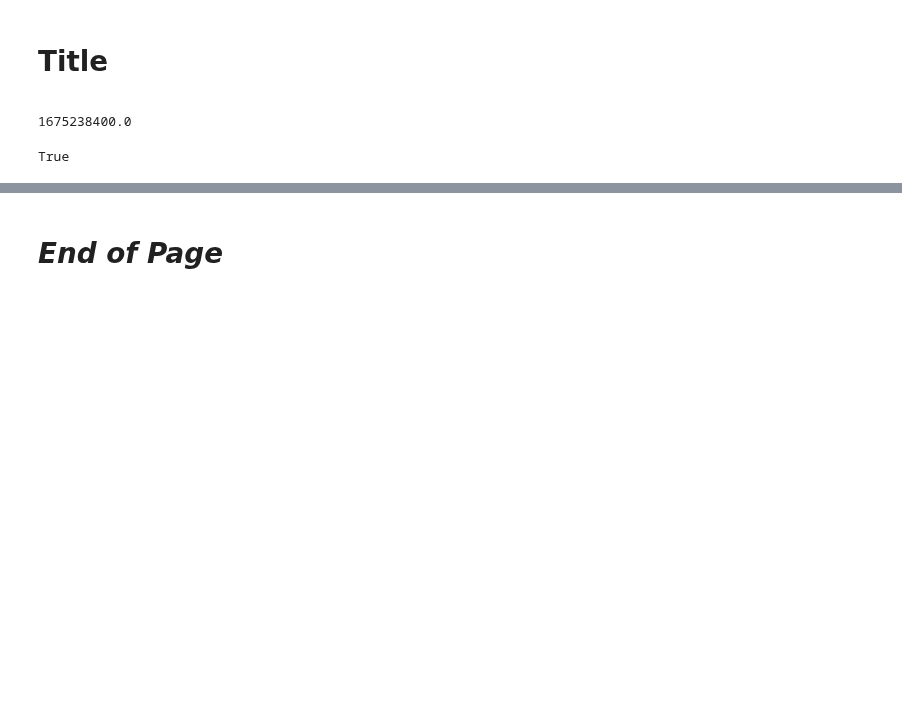
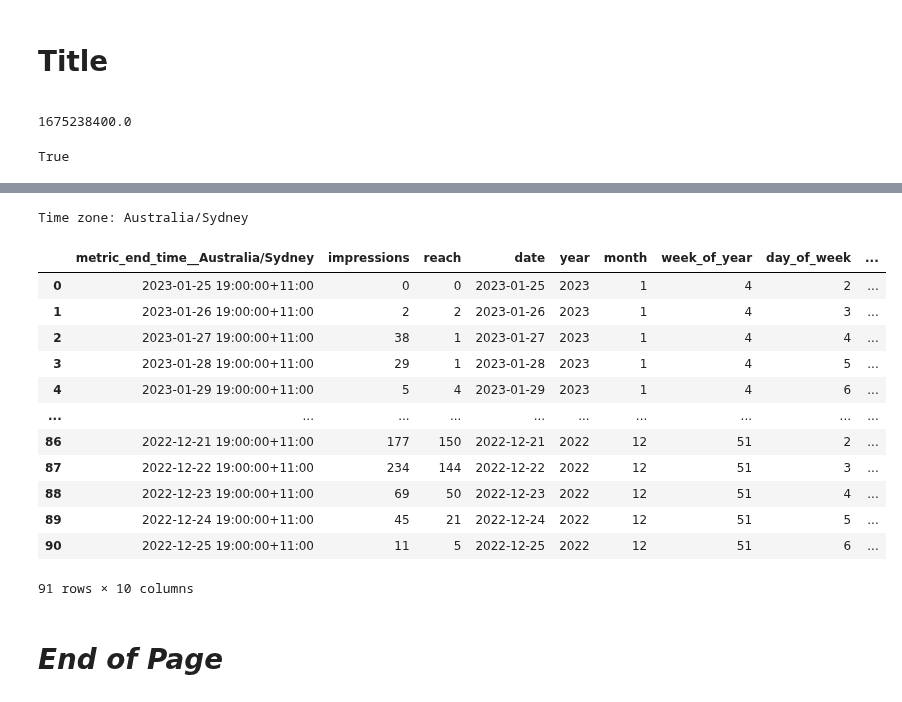
Before and after one commit to silvhua/online-PT-business-KPI, a Jupyter notebook: notebooks/2023-02-25 IG user insights.ipynb, the cells around one changed output, grey strips where cells are left out. Cells and saved outputs as stored; diff of their text form; code cells hidden in the pictures; blank space fills up the shorter version.

```diff
--- a/notebooks/2023-02-25 IG user insights.ipynb
+++ b/notebooks/2023-02-25 IG user insights.ipynb
@@ -119,2 +648,19 @@ https://graph.facebook.com/v15.0/17841403231458630/insights?metric=impressions%2
+# %%
+process_account_insights(df3, timezone='Australia/Sydney')
+# %% [output]
+Time zone: Australia/Sydney
+|  | metric_end_time__Australia/Sydney | impressions | reach | date | year | month | week_of_year | day_of_week | ... |
+| 0 | 2023-01-25 19:00:00+11:00 | 0 | 0 | 2023-01-25 | 2023 | 1 | 4 | 2 | ... |
+| 1 | 2023-01-26 19:00:00+11:00 | 2 | 2 | 2023-01-26 | 2023 | 1 | 4 | 3 | ... |
+| 2 | 2023-01-27 19:00:00+11:00 | 38 | 1 | 2023-01-27 | 2023 | 1 | 4 | 4 | ... |
+| 3 | 2023-01-28 19:00:00+11:00 | 29 | 1 | 2023-01-28 | 2023 | 1 | 4 | 5 | ... |
+| 4 | 2023-01-29 19:00:00+11:00 | 5 | 4 | 2023-01-29 | 2023 | 1 | 4 | 6 | ... |
+| ... | ... | ... | ... | ... | ... | ... | ... | ... | ... |
+| 86 | 2022-12-21 19:00:00+11:00 | 177 | 150 | 2022-12-21 | 2022 | 12 | 51 | 2 | ... |
+| 87 | 2022-12-22 19:00:00+11:00 | 234 | 144 | 2022-12-22 | 2022 | 12 | 51 | 3 | ... |
+| 88 | 2022-12-23 19:00:00+11:00 | 69 | 50 | 2022-12-23 | 2022 | 12 | 51 | 4 | ... |
+| 89 | 2022-12-24 19:00:00+11:00 | 45 | 21 | 2022-12-24 | 2022 | 12 | 51 | 5 | ... |
+| 90 | 2022-12-25 19:00:00+11:00 | 11 | 5 | 2022-12-25 | 2022 | 12 | 51 | 6 | ... |
+91 rows × 10 columns
 # %% [markdown]
 # *End of Page*
```
Also changed, not shown: parts of 22 cells of this notebook.
